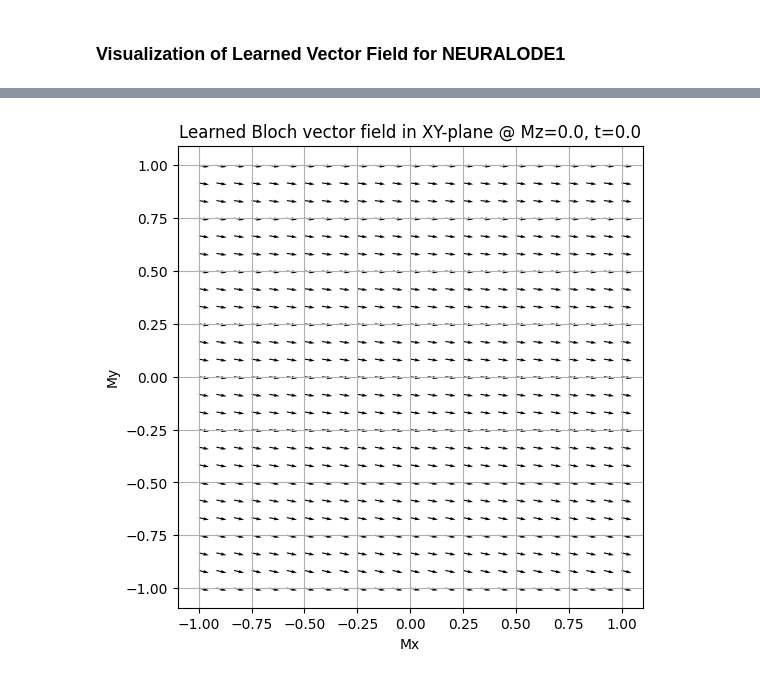
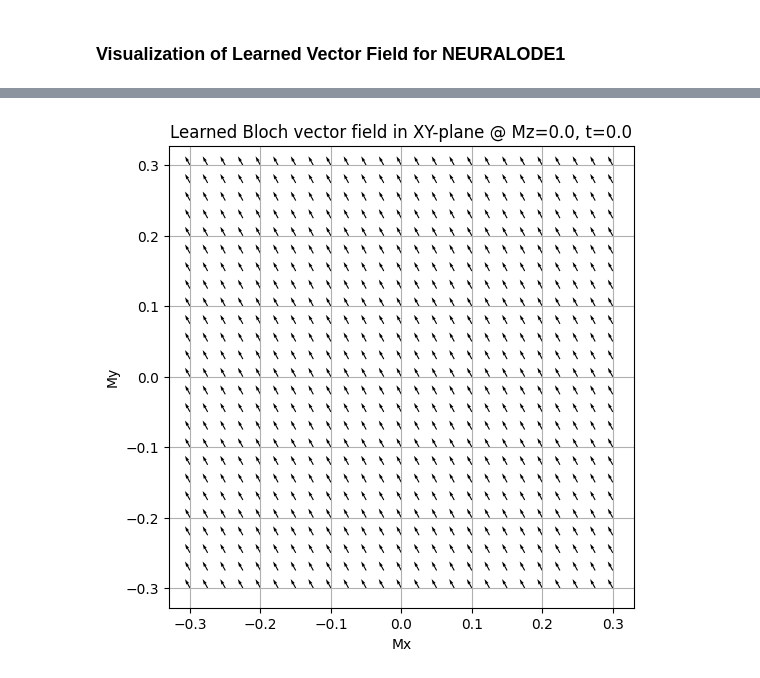
Before and after one commit to Laaaarry/Bloch-Equations-Modelling-Project, a Jupyter notebook: training_pipeline.ipynb, the cells around one changed output, grey strips where cells are left out. Saved outputs shown, nothing was run; the diff lists cells and outputs as text; code cells hidden in the pictures.

Commit message:
Added visualization code and changed dataset for NeuralODE model

```diff
--- a/training_pipeline.ipynb
+++ b/training_pipeline.ipynb
@@ -1890,20 +2166,56 @@ def plot_bloch_vector_field_xy(
     plt.grid(True)
     plt.show()
 # %%
-# Example: visualize at Mz = 0 (transverse plane), small RF and zero params
-u_example = torch.zeros(4)   # adjust to more meaningful vectors: u has the B1x, B1y, Gx, Gy field controls
-p_example = torch.zeros(5) # p = [T1, T2, Δω, B1scale, Gscale]
+# -------------------------------
+# Realistic-ish Bloch parameters
+# -------------------------------
 
+# Tissue parameters: white matter @ 3T (order-of-magnitude realistic)
+T1 = 1.0          # seconds   (≈ 1000 ms)
+T2 = 0.08         # seconds   (≈ 80 ms)
+
+# Off-resonance: e.g. +50 Hz (B0 inhomogeneity / chemical shift)
+delta_f = 50.0    # Hz
+delta_omega = 2 * torch.pi * delta_f  # rad/s
+
+# Scaling for RF and gradients (leave at 1.0 unless your dataset uses something else)
+B1_scale = 1.0
+G_scale  = 1.0
+
+p_example = torch.tensor(
+    [T1, T2, delta_omega, B1_scale, G_scale],
+    device=device,
+    dtype=torch.float32,
+)
+
+# RF and gradient controls
+# Assume units are "normalized" controls that your network saw during training.
+# Here: small B1 along +x, mild readout gradient along x, zero along y.
+B1x = 0.002   # small transverse RF amplitude
+B1y = 0.0
+Gx  = 0.01    # mild gradient
+Gy  = 0.0
+
+u_example = torch.tensor(
+    [B1x, B1y, Gx, Gy],
+    device=device,
+    dtype=torch.float32,
+)
+
+# --------------------------------------
+# Plot the learned Bloch vector field
+# --------------------------------------
 plot_bloch_vector_field_xy(
     model=model,
     device=device,
     u=u_example,
     p=p_example,
     Mz=0.0,   # transverse plane
-    r=1.0,
+    r=0.3,
     n=25,
     t0=0.0,
-    normalize=True,
+    normalize=False,
 )
+#Not that useful because vector field does not learn dynamics outside of test cases
 # %% [output]
-[figure, old version]
+[figure, new version]
```
Also changed, not shown: parts of 22 cells of this notebook, 8 other files.
